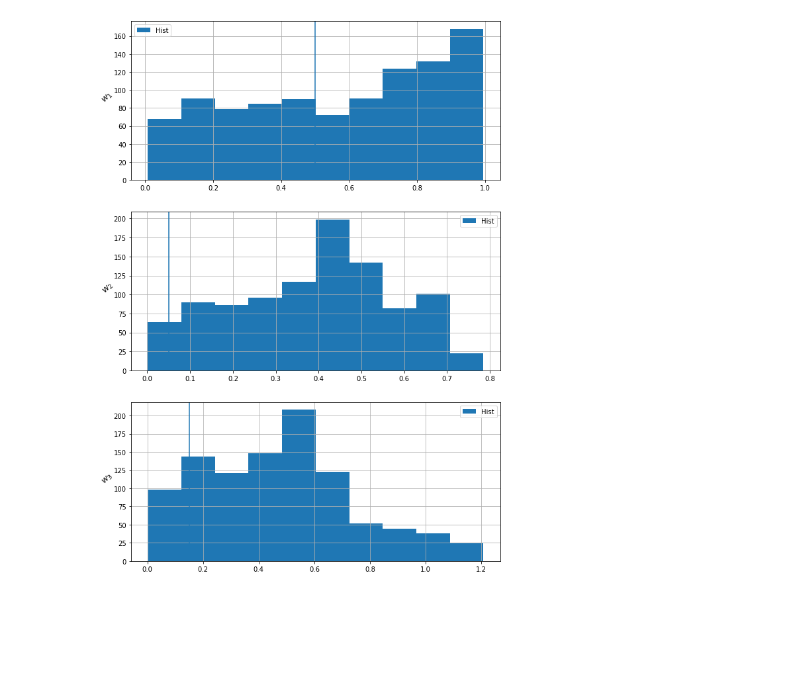
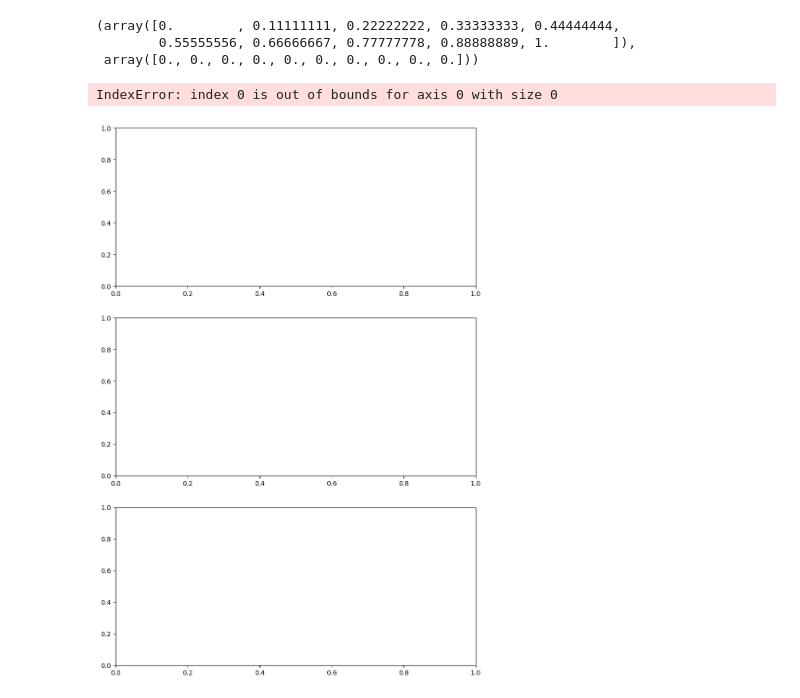
Before and after one commit to marcgrillo/mcwmc2_pt2, a Jupyter notebook: notebook.ipynb, the cells around one changed output. Drawn from its saved outputs; the diff is of its cells as text; code cells hidden in the pictures; blank space fills up the shorter version.

```diff
--- a/notebook.ipynb
+++ b/notebook.ipynb
@@ -115,0 +9,5 @@ def sampling(n, x, sn, scale, n_avg):
+# %%
+a = np.random.randint(0,10, size = (2,3))
+print(a)
+b = a - np.array([1,2,3])
+print(b)
@@ -125,8 +343,11 @@ s = h(pars, (1,n)) + np.random.normal(0, sn, n)
 #print(s)
 # %%
-scale = pars * 0.5
-n_avg = int(1e4)
+trans = 0.0001
+scale = np.array( [0.1, 1.5, 15] )
+n_avg = int(1)
 
 n_met = int(1e4)
 
-samples = sampling(n_met, s, sn, scale, n_avg)
+#trans = [np.max(s)*10, 3]
+n_tg = int(1e2)
+samples, samples2 = sampling4(n_met, s, sn, scale, n_avg, trans, n_tg)
@@ -134,0 +354,23 @@ KeyboardInterrupt:
+# %%
+samples_an = sampling_an(n_met, s, sn, scale)
+# %%
+n_pars = 3
+fig, axs = plt.subplots( n_pars, figsize = [10,5*n_pars] )
+w1 = samples
+w2 = samples_an
+#w3 = samples3
+for i in range(n_pars):
+    #axs[i].hist(np.transpose(w1)[i], density = True, bins = 'auto', label = 'Hist')
+    axs[i].hist(np.transpose(w2)[i], density = True, bins = 'auto', histtype='step', label = 'Hist an')
+    if i>0: axs[i].hist(np.transpose(w1)[i]*np.sqrt(trans), density = True, bins = 'auto', label = 'Hist')
+    else: axs[i].hist(np.transpose(w1)[i], density = True, bins = 'auto', label = 'Hist')
+    #axs[i].hist(np.transpose(w3)[i], density = True, bins = 'auto', histtype='step', label = 'Hist2')
+    axs[i].set_ylabel(f'$w_{i+1}$', rotation = 45, size = '13')
+    axs[i].grid()
+    axs[i].legend()
+    axs[i].axvline(x=parss[i], color = 'black')
+    #axs[i].set_ylim([0,100])
+#axs[0].set_title(f'Alpha = {alpha[0]}', size = 14)
+#plt.savefig('Alpha'+str(alpha[0])+'_second.png')
+plt.show()
+plt.close()
@@ -135,20 +379,44 @@ KeyboardInterrupt:
+# %%
+def p_post(enne):
+    px = np.linspace(0,1,enne)
+    tp = []
+    for p in tqdm.tqdm(px):
+        t2 = []
+        s2x = np.linspace(0,3,enne)
+        for s2 in s2x:
+            t1 = []
+            s1x = np.arange(0, s2, 3/enne)
+            for s1 in s1x:
+                t1.append( np.exp( loglikelihood(s, vn, np.array([p, s1, s2])) ) )
+            t2.append( np.trapz(np.array(t1), x=s1x) )
+        tp.append( np.trapz(np.array(t2), x = s2x) )
+    return px, np.array(tp)
+
+p_post(10)
+# %% [output]
+(array([0.        , 0.11111111, 0.22222222, 0.33333333, 0.44444444,
+        0.55555556, 0.66666667, 0.77777778, 0.88888889, 1.        ]),
+ array([0., 0., 0., 0., 0., 0., 0., 0., 0., 0.]))
 # %%
 n_pars = 3
 fig, axs = plt.subplots( n_pars, figsize = [10,5*n_pars] )
-w1 = samples
+w1 = samples2
+w2 = samples_an
 for i in range(n_pars):
-    axs[i].hist(np.transpose(w1)[i], label = 'Hist')
+    axs[i].hist(np.transpose(w1)[i], bins = 'auto', label = 'Hist')
+    axs[i].hist(np.transpose(w2)[i], bins = 'auto', histtype='step', label = 'Hist an')
     axs[i].set_ylabel(f'$w_{i+1}$', rotation = 45, size = '13')
     axs[i].grid()
     axs[i].legend()
-    axs[i].axvline(x=pars[i])
+    axs[i].axvline(x=parss[i], color = 'black')
     #axs[i].set_ylim([0,100])
 #axs[0].set_title(f'Alpha = {alpha[0]}', size = 14)
 #plt.savefig('Alpha'+str(alpha[0])+'_second.png')
 plt.show()
 plt.close()
 # %% [output]
+IndexError: index 0 is out of bounds for axis 0 with size 0
-[figure, old version]
+[figure, new version]
 # %%
 n_pars = 3
 fig, axs = plt.subplots( n_pars, figsize = [10,5*n_pars] )
```
Also changed, not shown: parts of 21 cells of this notebook.
